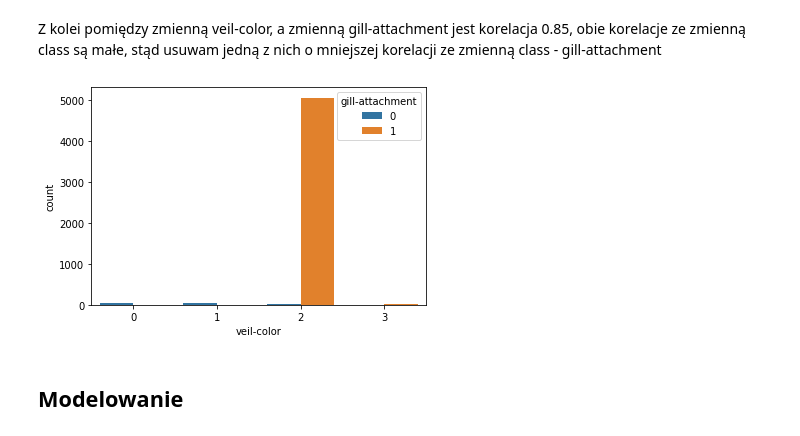
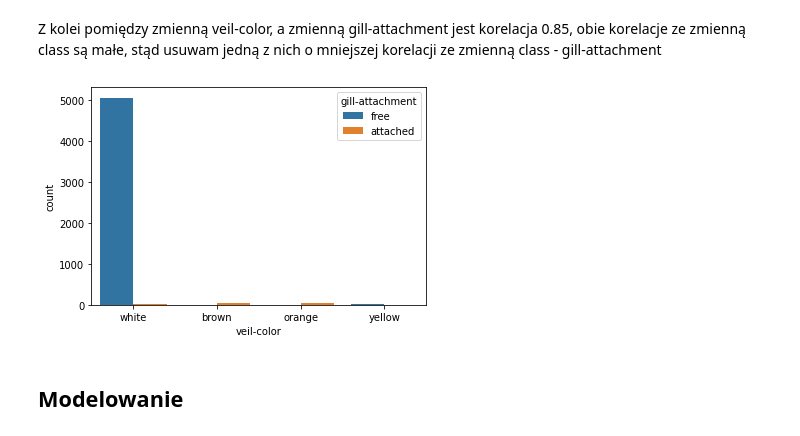
Before and after one commit to natkramarz/mushroom_classifier, a Jupyter notebook: projekt_zaliczeniowy.ipynb, the cells around one changed output. Saved outputs shown, nothing was run; the diff lists cells and outputs as text; code cells hidden in the pictures.

Commit message:
fix plots

```diff
--- a/projekt_zaliczeniowy.ipynb
+++ b/projekt_zaliczeniowy.ipynb
@@ -206,0 +198,7 @@ plt.show()
+# %%
+df_show = df.copy()
+df_show["gill-size"].replace({0: 'broad', 1: 'narrow'}, inplace=True)
+df_show["class"].replace({0: 'edible', 1: 'poisonous'}, inplace=True)
+sns.countplot(data = df_show, x = 'class', hue = 'gill-size')
+plt.show()
+df_show
@@ -213,0 +222,4 @@ plt.show()
+# %%
+df_show["gill-color"].replace({0: 'buff', 1: 'red', 2: 'grey', 3: 'chocolate', 4: 'black', 5: 'borwn', 6: 'orange', 7: 'pink', 8: 'green', 9: 'purple', 10: 'white', 11: 'yellow'}, inplace=True)
+sns.countplot(data = df_show, x = 'class', hue = 'gill-color')
+plt.show()
@@ -214,12 +228,14 @@ plt.show()
 # %% [markdown]
 Z kolei pomiędzy zmienną veil-color, a zmienną gill-attachment jest korelacja 0.85, obie korelacje ze zmienną class są małe, stąd usuwam jedną z nich o mniejszej korelacji ze zmienną class - gill-attachment
 # %%
-sns.countplot(data = df, x = 'veil-color', hue = 'gill-attachment')
+df_show["veil-color"].replace({0: 'brown', 1: 'orange', 2: 'white', 3: 'yellow'}, inplace=True)
+df_show["gill-attachment"].replace({0: 'attached', 1: 'free'}, inplace=True)
+sns.countplot(data = df_show, x = 'veil-color', hue = 'gill-attachment')
 plt.show()
 
 df.drop(["gill-attachment"], axis=1, inplace=True)
 # %% [output]
-[figure, old version]
+[figure, new version]
 # %%
 from sklearn.model_selection import train_test_split
 
```
Also changed, not shown: parts of 12 cells of this notebook.
